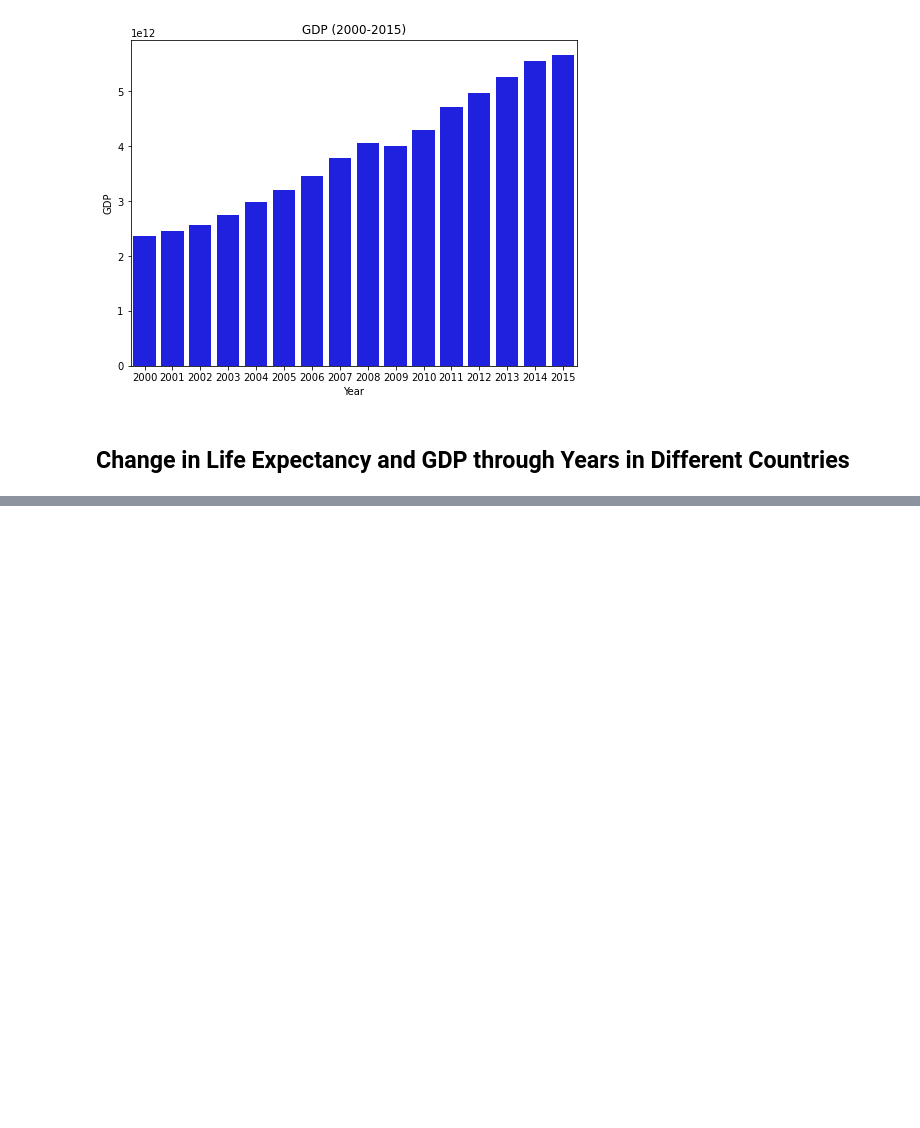
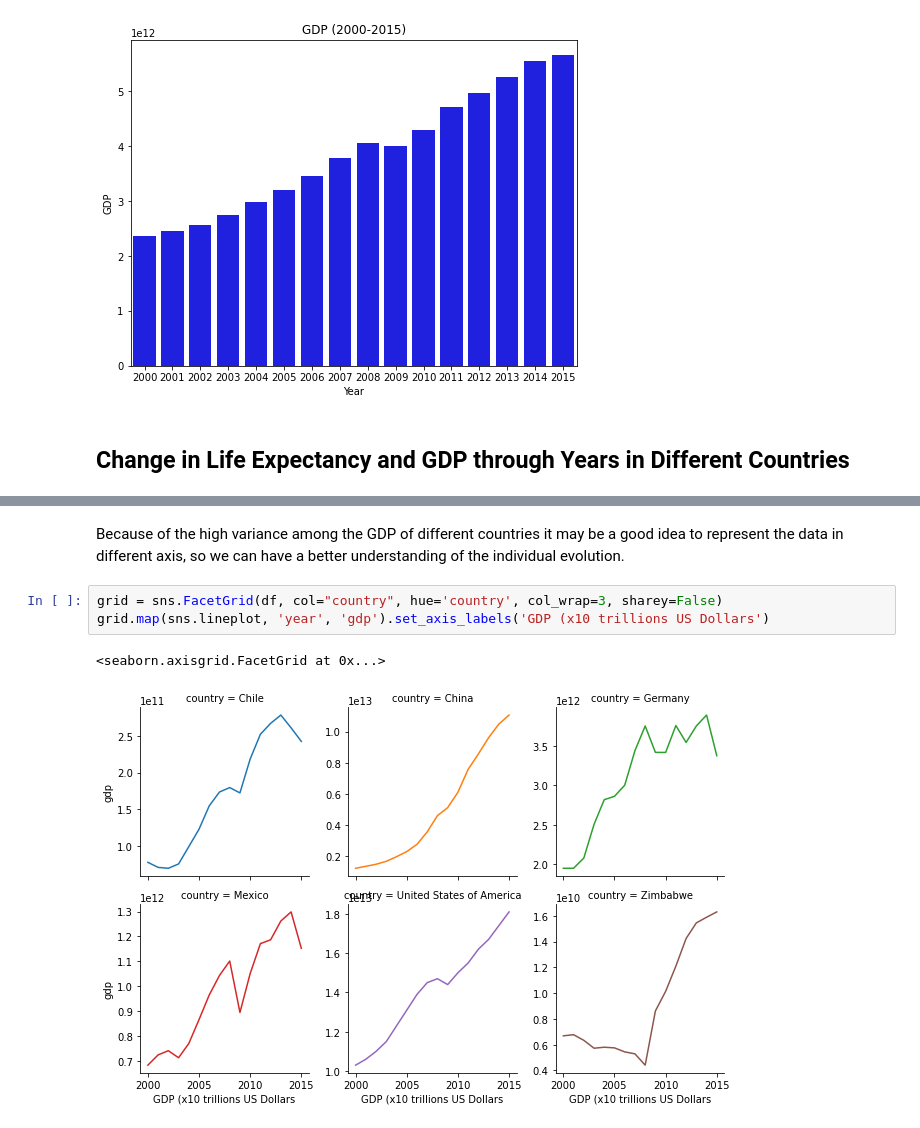
Before and after one commit to javierunix/codeacademy_datascience_path, a Jupyter notebook: Life-Expectancy-and-GDP-Starter/life_expectancy_gdp.ipynb, the cells around one changed output, grey strips where cells are left out. Drawn from its saved outputs; the diff is of its cells as text; blank space fills up the shorter version.

```diff
--- a/Life-Expectancy-and-GDP-Starter/life_expectancy_gdp.ipynb
+++ b/Life-Expectancy-and-GDP-Starter/life_expectancy_gdp.ipynb
@@ -253,0 +247,8 @@ plt.show()
+# %% [markdown]
+Because of the high variance among the GDP of different countries it may be a good idea to represent the data in different axis, so we can have a better understanding of the individual evolution.
+# %%
+grid = sns.FacetGrid(df, col="country", hue='country', col_wrap=3, sharey=False)
+grid.map(sns.lineplot, 'year', 'gdp').set_axis_labels('GDP (x10 trillions US Dollars')
+# %% [output]
+<seaborn.axisgrid.FacetGrid at 0x...>
+[figure, added]
```
Also changed, not shown: parts of 10 cells of this notebook.
